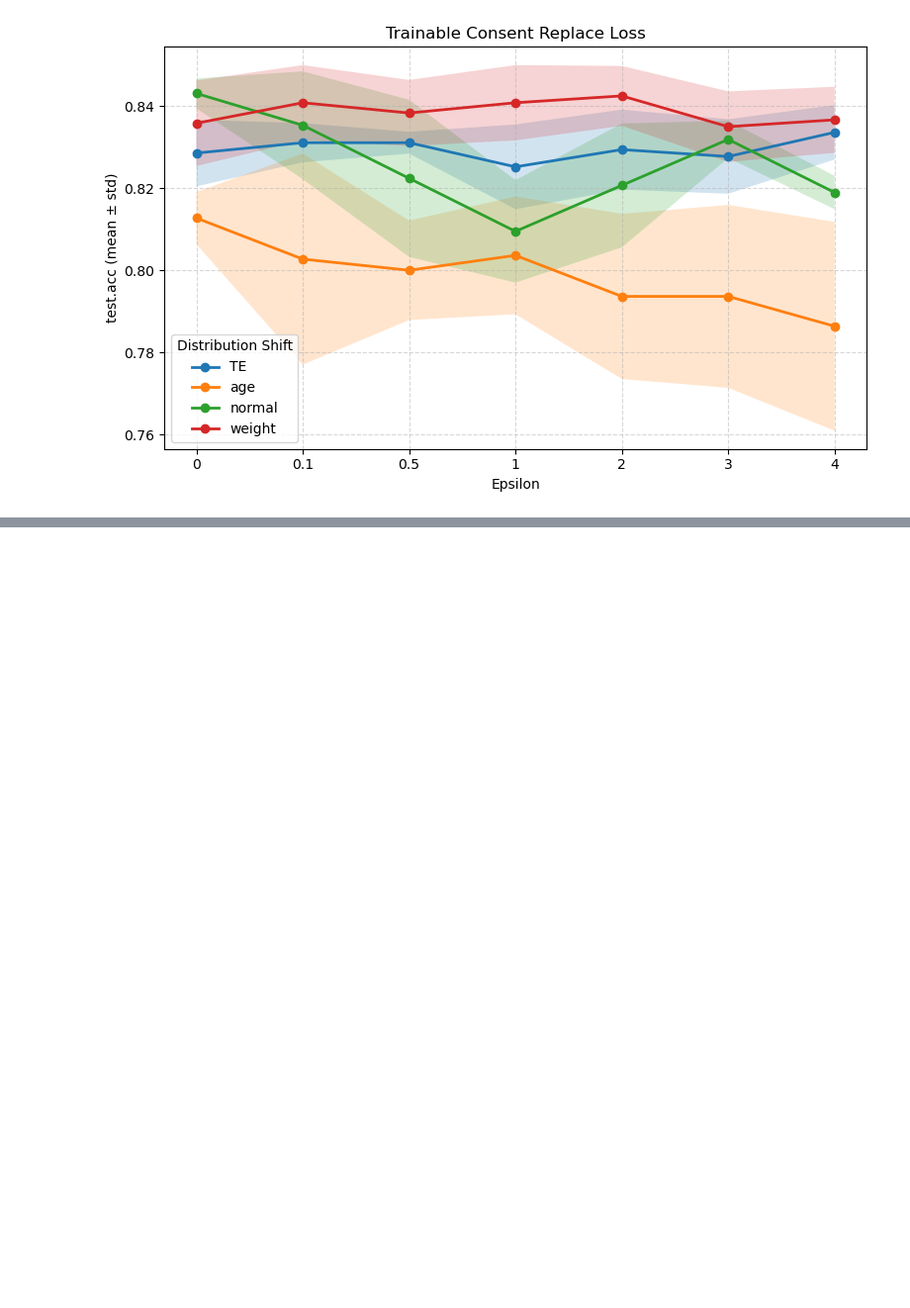
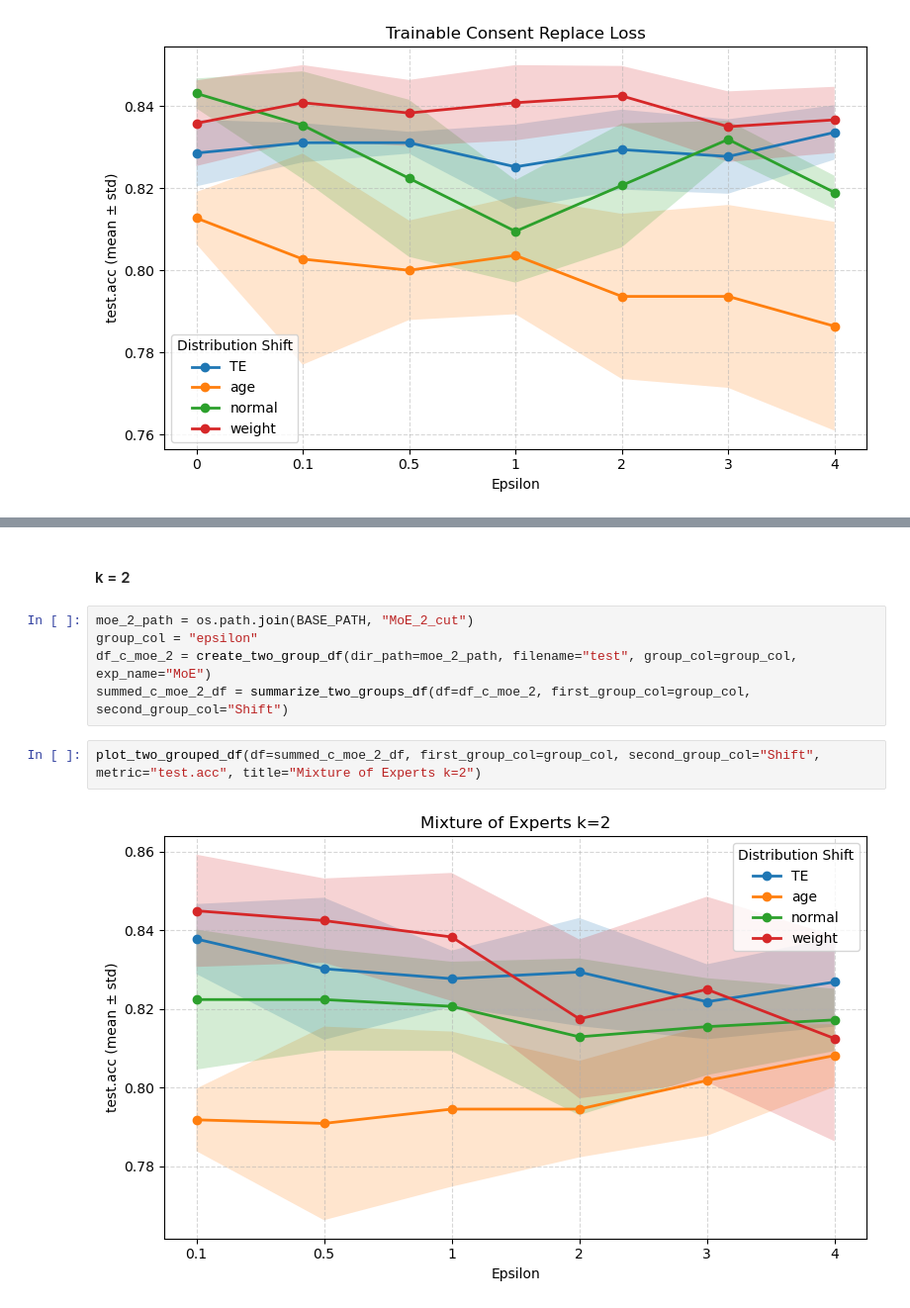
Before and after one commit to kgutjahr/STiL-TTA, a Jupyter notebook: data/summarize_results.ipynb, the cells around one changed output, grey strips where cells are left out. Shown at 99% size. Saved outputs shown, nothing was run; the diff lists cells and outputs as text; blank space fills up the shorter version.

```diff
--- a/data/summarize_results.ipynb
+++ b/data/summarize_results.ipynb
@@ -307,0 +423,11 @@ plot_two_grouped_df(df=summed_c_loss_df, first_group_col=group_col, second_group
+# %% [markdown]
+#### k = 2
+# %%
+moe_2_path = os.path.join(BASE_PATH, "MoE_2_cut")
+group_col = "epsilon"
+df_c_moe_2 = create_two_group_df(dir_path=moe_2_path, filename="test", group_col=group_col, exp_name="MoE")
+summed_c_moe_2_df = summarize_two_groups_df(df=df_c_moe_2, first_group_col=group_col, second_group_col="Shift")
+# %%
+plot_two_grouped_df(df=summed_c_moe_2_df, first_group_col=group_col, second_group_col="Shift", metric="test.acc", title="Mixture of Experts k=2")
+# %% [output]
+[figure, added]
```
Also changed, not shown: parts of 24 cells of this notebook, 29 other files.
